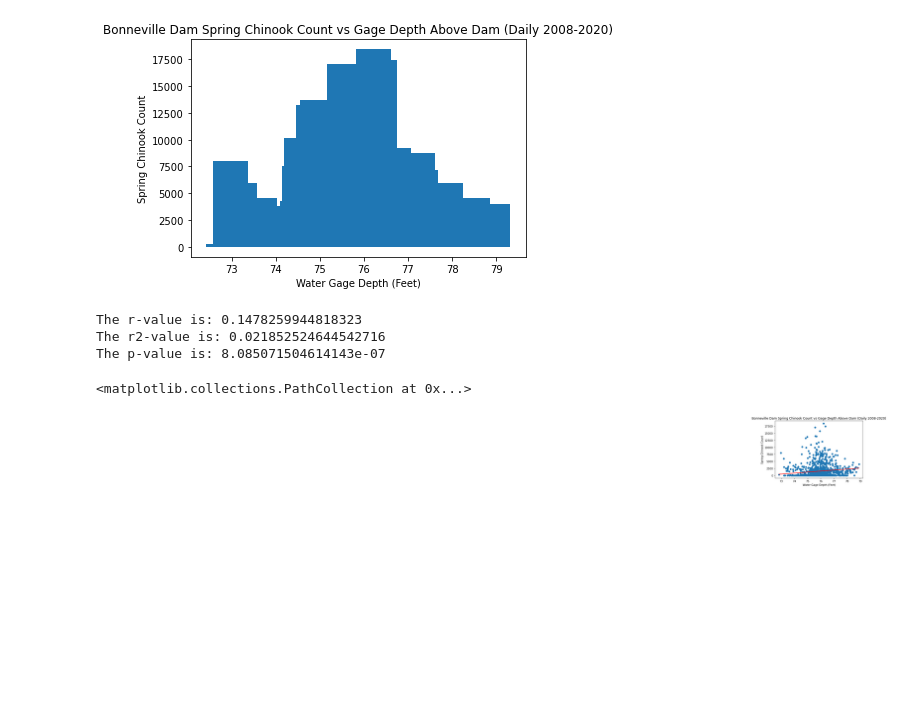
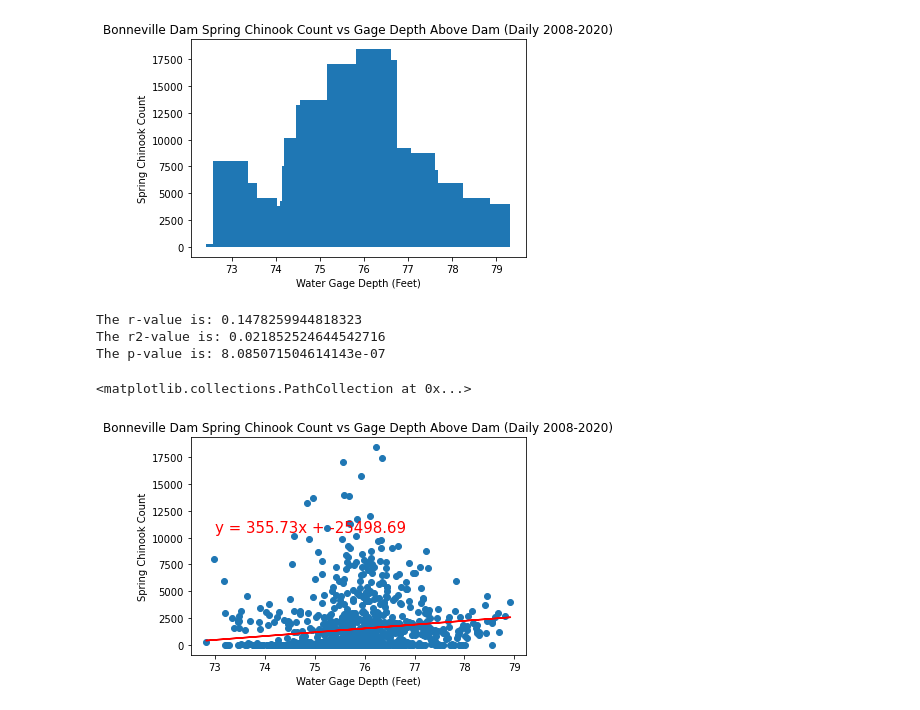
Before and after one commit to jayhjman/bootcamp-project1, a Jupyter notebook: Above-Bonneville-Visual-Daily.ipynb, the cells around one changed output. Cells and saved outputs as stored; diff of their text form; code cells hidden in the pictures; blank space fills up the shorter version.

Commit message:
fixed Scatter plot

```diff
--- a/Above-Bonneville-Visual-Daily.ipynb
+++ b/Above-Bonneville-Visual-Daily.ipynb
@@ -258,24 +258,24 @@ ax.bar(merged_above_bonneville_salmon_data_df["Gage_Mean"], merged_above_bonnevi
 # %%
 # Plot a scatter and regression of river depth and salmon counts to see if any correlation
 
 slope, intercept, rvalue, pvalue, stderr = linregress(merged_above_bonneville_salmon_data_df["Gage_Mean"],
                                                       merged_above_bonneville_salmon_data_df["Chin"])
 regress_values =merged_above_bonneville_salmon_data_df["Gage_Mean"] * slope + intercept
 line_eq = "y = " + str(round(slope,2)) + "x + " + str(round(intercept,2))
 print(f"The r-value is: {rvalue}")
 print(f"The r2-value is: {rvalue**2}")
 print(f"The p-value is: {pvalue}")
 
 fig, ax = plt.subplots()
 ax.set_xlabel("Water Gage Depth (Feet)")
 ax.set_ylabel("Spring Chinook Count")
 ax.set_title("Bonneville Dam Spring Chinook Count vs Gage Depth Above Dam (Daily 2008-2020)")
-ax.annotate(line_eq, (21,14500), fontsize=15, color="red")
+ax.annotate(line_eq, (73,10500), fontsize=15, color="red")
 ax.plot(merged_above_bonneville_salmon_data_df["Gage_Mean"], regress_values, "r-")
 ax.scatter(merged_above_bonneville_salmon_data_df["Gage_Mean"], merged_above_bonneville_salmon_data_df["Chin"])
 # %% [output]
 The r-value is: 0.1478259944818323
 The r2-value is: 0.021852524644542716
 The p-value is: 8.085071504614143e-07
 <matplotlib.collections.PathCollection at 0x...>
-[figure, old version]
+[figure, new version]
```
